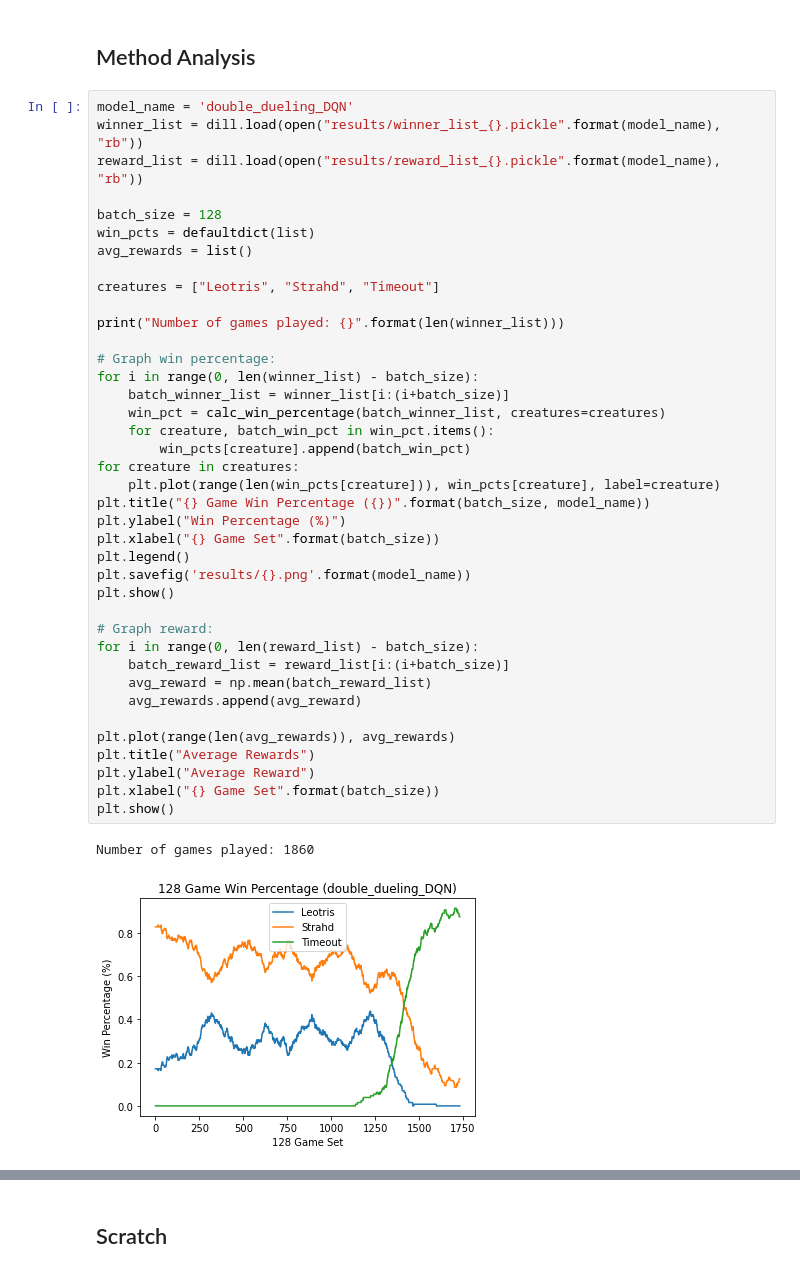
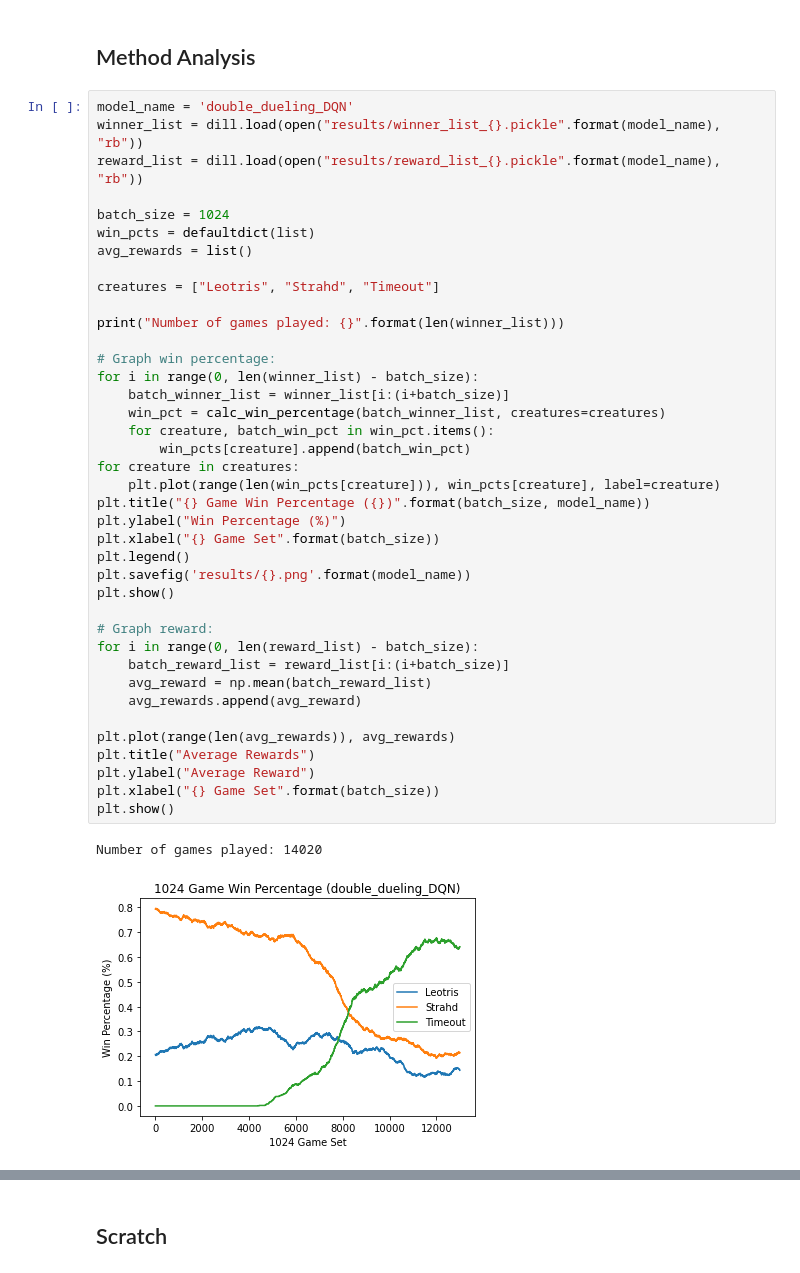
Before and after one commit to AndrewLim1990/dungeonsNdata, a Jupyter notebook: analysis.ipynb, the cells around one changed output, grey strips where cells are left out. Cells and saved outputs as stored; diff of their text form.

```diff
--- a/analysis.ipynb
+++ b/analysis.ipynb
@@ -56,7 +56,7 @@ model_name = 'double_dueling_DQN'
 winner_list = dill.load(open("results/winner_list_{}.pickle".format(model_name), "rb"))
 reward_list = dill.load(open("results/reward_list_{}.pickle".format(model_name), "rb"))
 
-batch_size = 128
+batch_size = 1024
 win_pcts = defaultdict(list)
 avg_rewards = list()
 
@@ -64,32 +64,32 @@ creatures = ["Leotris", "Strahd", "Timeout"]
 
 print("Number of games played: {}".format(len(winner_list)))
 
 # Graph win percentage:
 for i in range(0, len(winner_list) - batch_size):
     batch_winner_list = winner_list[i:(i+batch_size)]
     win_pct = calc_win_percentage(batch_winner_list, creatures=creatures)
     for creature, batch_win_pct in win_pct.items():
         win_pcts[creature].append(batch_win_pct)
 for creature in creatures:
     plt.plot(range(len(win_pcts[creature])), win_pcts[creature], label=creature)
 plt.title("{} Game Win Percentage ({})".format(batch_size, model_name))
 plt.ylabel("Win Percentage (%)")
 plt.xlabel("{} Game Set".format(batch_size))
 plt.legend()
 plt.savefig('results/{}.png'.format(model_name))
 plt.show()
 
 # Graph reward:
 for i in range(0, len(reward_list) - batch_size):
     batch_reward_list = reward_list[i:(i+batch_size)]
     avg_reward = np.mean(batch_reward_list)
     avg_rewards.append(avg_reward)
 
 plt.plot(range(len(avg_rewards)), avg_rewards)
 plt.title("Average Rewards")
 plt.ylabel("Average Reward")
 plt.xlabel("{} Game Set".format(batch_size))
 plt.show()
 # %% [output]
-Number of games played: 1860
+Number of games played: 14020
-[figure, old version]
+[figure, new version]
```
Also changed, not shown: parts of 2 cells of this notebook.
